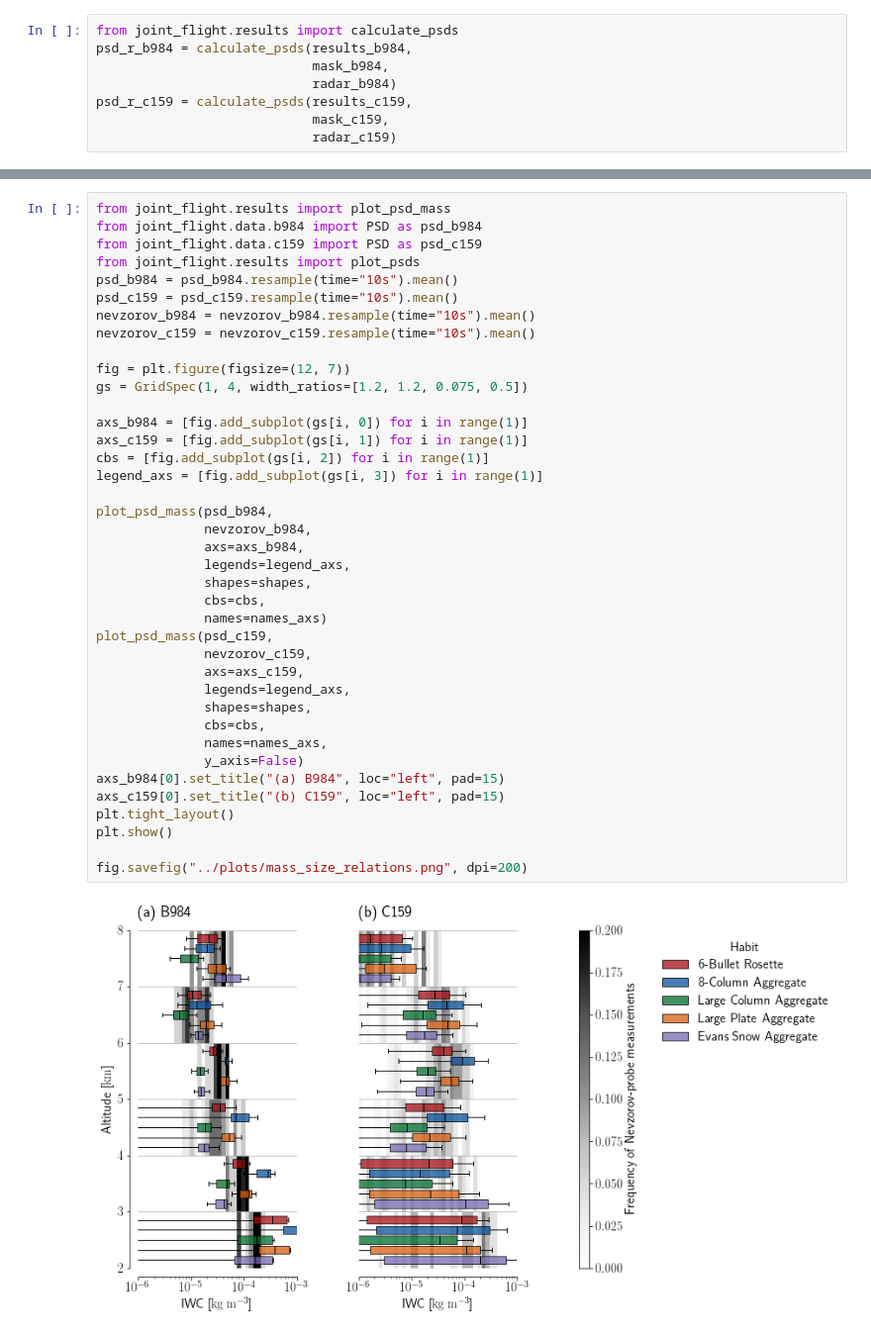
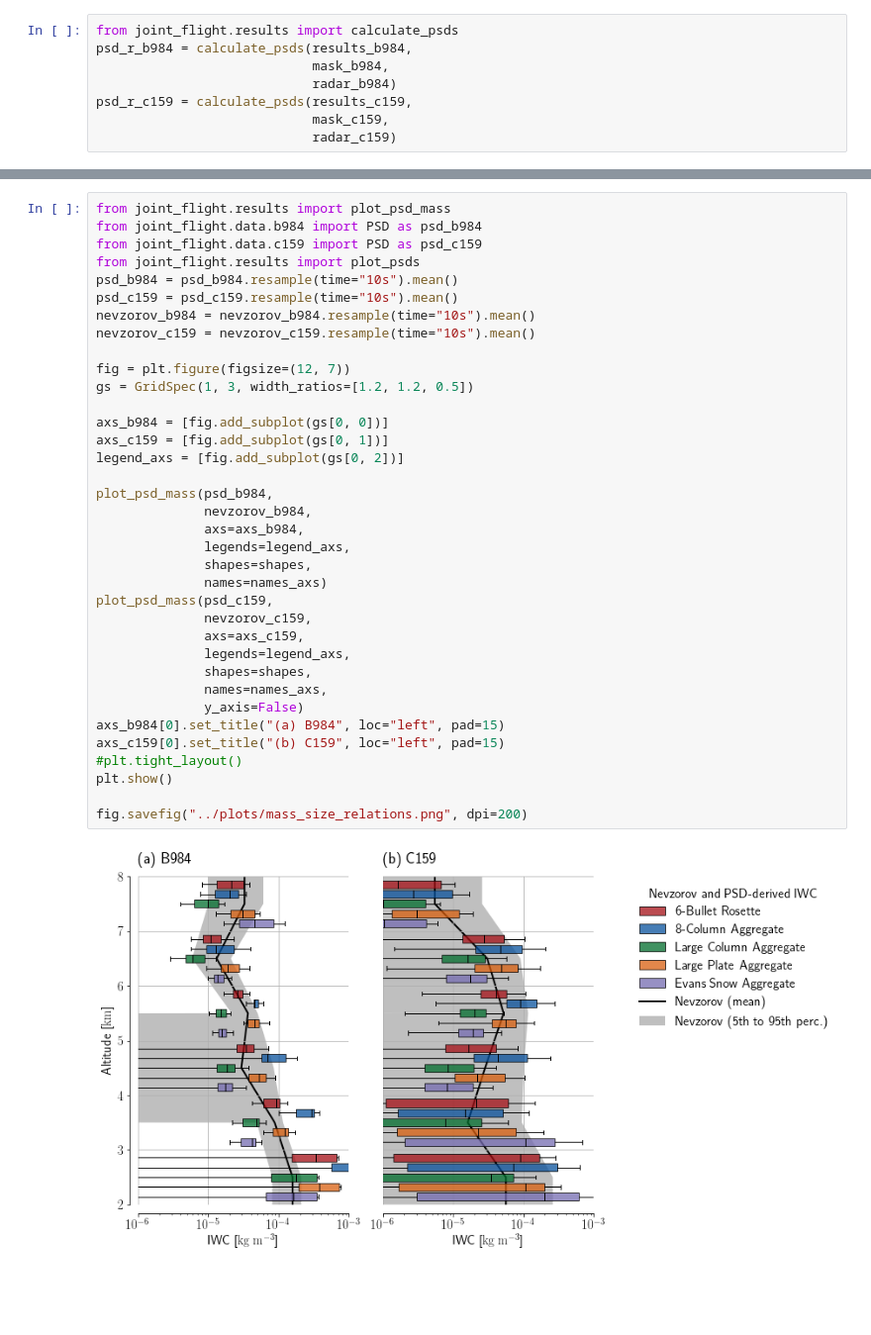
Before and after one commit to simonpf/ismar_combined, a Jupyter notebook: notebooks/results.ipynb, the cells around one changed output, grey strips where cells are left out. Shown at 99% size. Drawn from its saved outputs; the diff is of its cells as text; blank space fills up the shorter version.

```diff
--- a/notebooks/results.ipynb
+++ b/notebooks/results.ipynb
@@ -406,42 +343,39 @@ from joint_flight.results import plot_psd_mass
 from joint_flight.data.b984 import PSD as psd_b984
 from joint_flight.data.c159 import PSD as psd_c159
 from joint_flight.results import plot_psds
 psd_b984 = psd_b984.resample(time="10s").mean()
 psd_c159 = psd_c159.resample(time="10s").mean()
 nevzorov_b984 = nevzorov_b984.resample(time="10s").mean()
 nevzorov_c159 = nevzorov_c159.resample(time="10s").mean()
 
 fig = plt.figure(figsize=(12, 7))
-gs = GridSpec(1, 4, width_ratios=[1.2, 1.2, 0.075, 0.5])
+gs = GridSpec(1, 3, width_ratios=[1.2, 1.2, 0.5])
 
-axs_b984 = [fig.add_subplot(gs[i, 0]) for i in range(1)]
-axs_c159 = [fig.add_subplot(gs[i, 1]) for i in range(1)]
-cbs = [fig.add_subplot(gs[i, 2]) for i in range(1)]
-legend_axs = [fig.add_subplot(gs[i, 3]) for i in range(1)]
+axs_b984 = [fig.add_subplot(gs[0, 0])]
+axs_c159 = [fig.add_subplot(gs[0, 1])]
+legend_axs = [fig.add_subplot(gs[0, 2])]
 
 plot_psd_mass(psd_b984,
               nevzorov_b984,
               axs=axs_b984,
               legends=legend_axs,
               shapes=shapes,
-              cbs=cbs,
               names=names_axs)
 plot_psd_mass(psd_c159,
               nevzorov_c159,
               axs=axs_c159,
               legends=legend_axs,
               shapes=shapes,
-              cbs=cbs,
               names=names_axs,
               y_axis=False)
 axs_b984[0].set_title("(a) B984", loc="left", pad=15)
 axs_c159[0].set_title("(b) C159", loc="left", pad=15)
-plt.tight_layout()
+#plt.tight_layout()
 plt.show()
 
 fig.savefig("../plots/mass_size_relations.png", dpi=200)
 # %% [output]
-[figure, old version]
+[figure, new version]
 # %%
 from joint_flight.results import scatter_residuals
 
```
Also changed, not shown: parts of 18 cells of this notebook, 5 other files.
